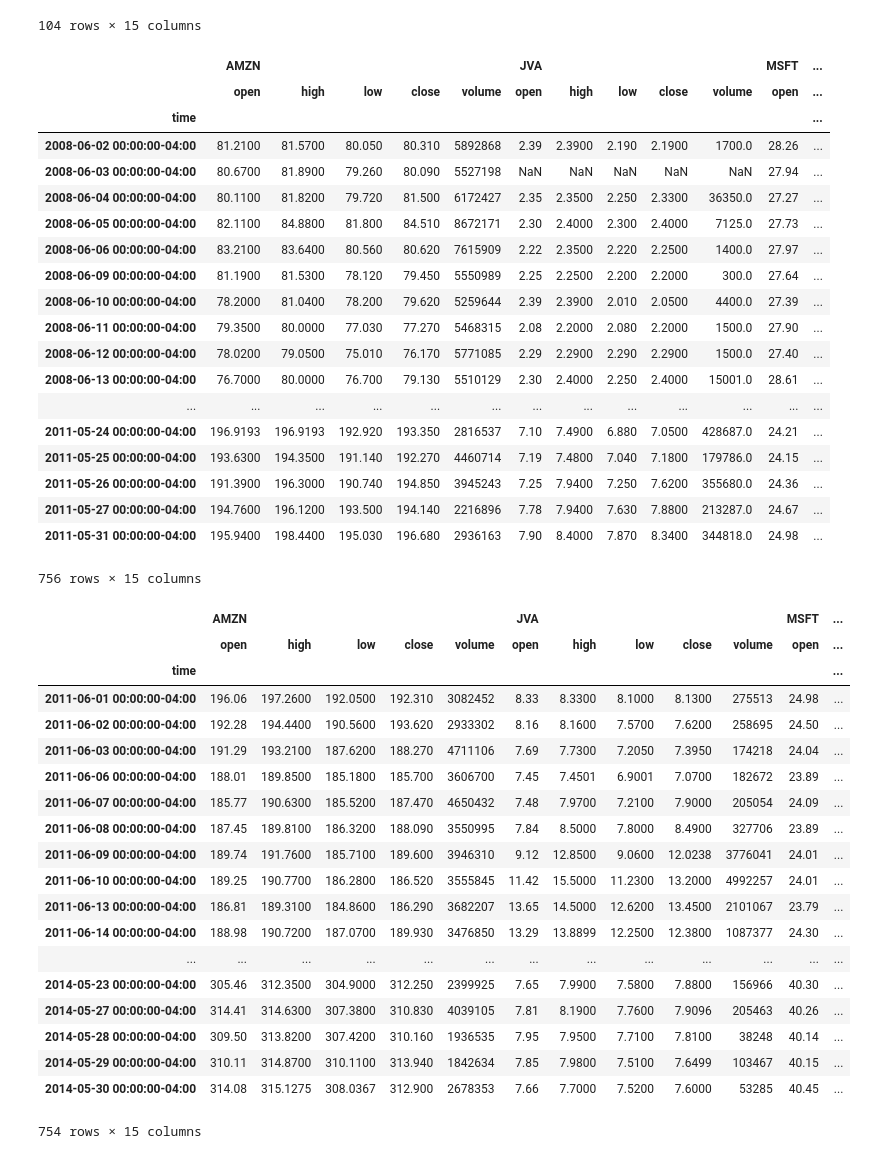
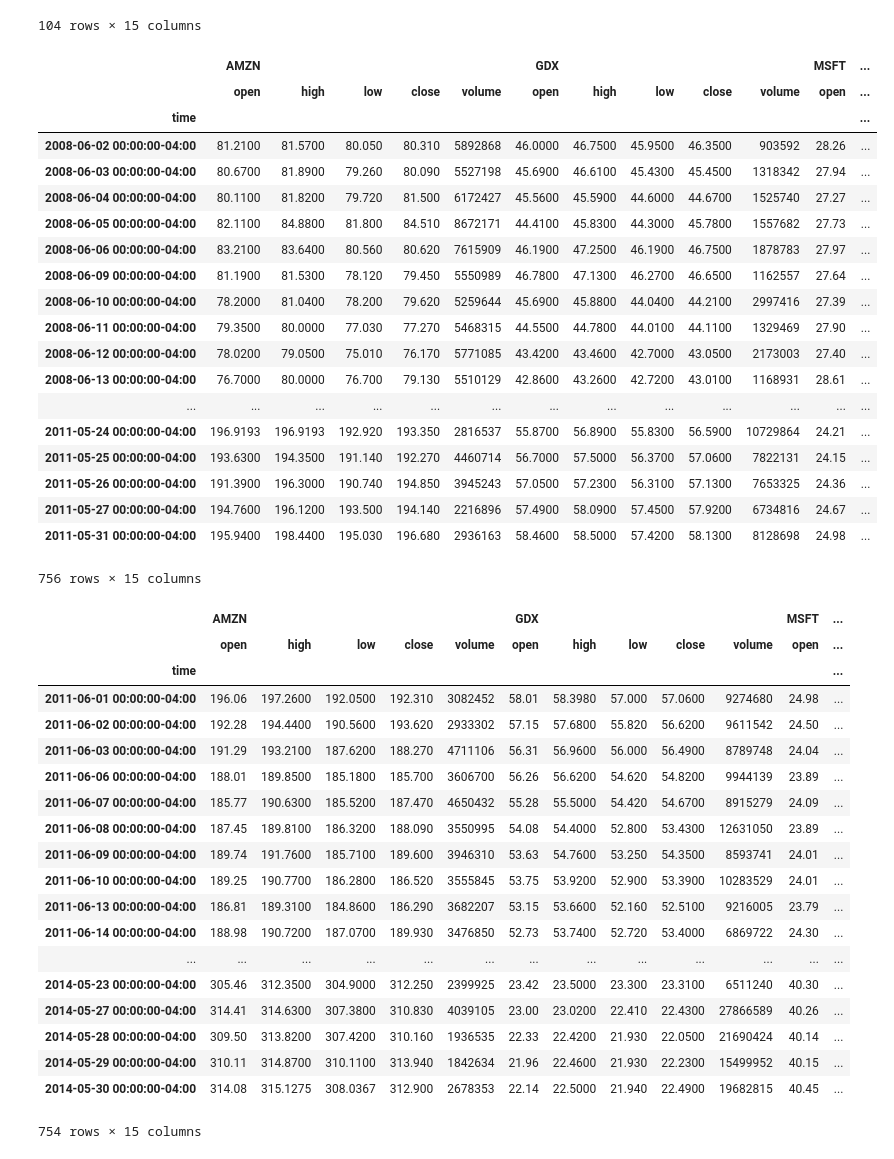
Before and after one commit to HeimmerTime/Project_1, a Jupyter notebook: eric_data.ipynb, the cells around one changed output. Saved outputs shown, nothing was run; the diff lists cells and outputs as text; code cells hidden in the pictures.

```diff
--- a/eric_data.ipynb
+++ b/eric_data.ipynb
@@ -75,50 +75,49 @@ df_portfolio_year1
 104 rows × 15 columns
 # %%
 # Set the tickers
-tickers2 = ["JVA", "AMZN", "MSFT"]
-
+tickers2 = ["GDX", "AMZN", "MSFT"]
 # Set timeframe to one day ('1D') for the Alpaca API
 timeframe2 = "1D"
 
 # Format start and end dates as ISO format for one year period
 start_date2 = pd.Timestamp("2008-06-01", tz="America/New_York").isoformat()
 end_date2 = pd.Timestamp("2011-05-31", tz="America/New_York").isoformat()
 
 # Get closing prices for FB and TWTR from the last year
 df_portfolio_year2 = alpaca.get_barset(
     tickers2,
     timeframe2,
     start = start_date2,
     end = end_date2,
     limit = 1000
 ).df
 
 # Display sample data
 df_portfolio_year2
 # %% [output]
-|  | AMZN |  |  |  |  | JVA |  |  |  |  | MSFT | ... |
+|  | AMZN |  |  |  |  | GDX |  |  |  |  | MSFT | ... |
 |  | open | high | low | close | volume | open | high | low | close | volume | open | ... |
 | time |  |  |  |  |  |  |  |  |  |  |  | ... |
-| 2008-06-02 00:00:00-04:00 | 81.2100 | 81.5700 | 80.050 | 80.310 | 5892868 | 2.39 | 2.3900 | 2.190 | 2.1900 | 1700.0 | 28.26 | ... |
-| 2008-06-03 00:00:00-04:00 | 80.6700 | 81.8900 | 79.260 | 80.090 | 5527198 | NaN | NaN | NaN | NaN | NaN | 27.94 | ... |
-| 2008-06-04 00:00:00-04:00 | 80.1100 | 81.8200 | 79.720 | 81.500 | 6172427 | 2.35 | 2.3500 | 2.250 | 2.3300 | 36350.0 | 27.27 | ... |
-| 2008-06-05 00:00:00-04:00 | 82.1100 | 84.8800 | 81.800 | 84.510 | 8672171 | 2.30 | 2.4000 | 2.300 | 2.4000 | 7125.0 | 27.73 | ... |
-| 2008-06-06 00:00:00-04:00 | 83.2100 | 83.6400 | 80.560 | 80.620 | 7615909 | 2.22 | 2.3500 | 2.220 | 2.2500 | 1400.0 | 27.97 | ... |
-| 2008-06-09 00:00:00-04:00 | 81.1900 | 81.5300 | 78.120 | 79.450 | 5550989 | 2.25 | 2.2500 | 2.200 | 2.2000 | 300.0 | 27.64 | ... |
-| 2008-06-10 00:00:00-04:00 | 78.2000 | 81.0400 | 78.200 | 79.620 | 5259644 | 2.39 | 2.3900 | 2.010 | 2.0500 | 4400.0 | 27.39 | ... |
-| 2008-06-11 00:00:00-04:00 | 79.3500 | 80.0000 | 77.030 | 77.270 | 5468315 | 2.08 | 2.2000 | 2.080 | 2.2000 | 1500.0 | 27.90 | ... |
-| 2008-06-12 00:00:00-04:00 | 78.0200 | 79.0500 | 75.010 | 76.170 | 5771085 | 2.29 | 2.2900 | 2.290 | 2.2900 | 1500.0 | 27.40 | ... |
-| 2008-06-13 00:00:00-04:00 | 76.7000 | 80.0000 | 76.700 | 79.130 | 5510129 | 2.30 | 2.4000 | 2.250 | 2.4000 | 15001.0 | 28.61 | ... |
+| 2008-06-02 00:00:00-04:00 | 81.2100 | 81.5700 | 80.050 | 80.310 | 5892868 | 46.0000 | 46.7500 | 45.9500 | 46.3500 | 903592 | 28.26 | ... |
+| 2008-06-03 00:00:00-04:00 | 80.6700 | 81.8900 | 79.260 | 80.090 | 5527198 | 45.6900 | 46.6100 | 45.4300 | 45.4500 | 1318342 | 27.94 | ... |
+| 2008-06-04 00:00:00-04:00 | 80.1100 | 81.8200 | 79.720 | 81.500 | 6172427 | 45.5600 | 45.5900 | 44.6000 | 44.6700 | 1525740 | 27.27 | ... |
+| 2008-06-05 00:00:00-04:00 | 82.1100 | 84.8800 | 81.800 | 84.510 | 8672171 | 44.4100 | 45.8300 | 44.3000 | 45.7800 | 1557682 | 27.73 | ... |
+| 2008-06-06 00:00:00-04:00 | 83.2100 | 83.6400 | 80.560 | 80.620 | 7615909 | 46.1900 | 47.2500 | 46.1900 | 46.7500 | 1878783 | 27.97 | ... |
+| 2008-06-09 00:00:00-04:00 | 81.1900 | 81.5300 | 78.120 | 79.450 | 5550989 | 46.7800 | 47.1300 | 46.2700 | 46.6500 | 1162557 | 27.64 | ... |
+| 2008-06-10 00:00:00-04:00 | 78.2000 | 81.0400 | 78.200 | 79.620 | 5259644 | 45.6900 | 45.8800 | 44.0400 | 44.2100 | 2997416 | 27.39 | ... |
+| 2008-06-11 00:00:00-04:00 | 79.3500 | 80.0000 | 77.030 | 77.270 | 5468315 | 44.5500 | 44.7800 | 44.0100 | 44.1100 | 1329469 | 27.90 | ... |
+| 2008-06-12 00:00:00-04:00 | 78.0200 | 79.0500 | 75.010 | 76.170 | 5771085 | 43.4200 | 43.4600 | 42.7000 | 43.0500 | 2173003 | 27.40 | ... |
+| 2008-06-13 00:00:00-04:00 | 76.7000 | 80.0000 | 76.700 | 79.130 | 5510129 | 42.8600 | 43.2600 | 42.7200 | 43.0100 | 1168931 | 28.61 | ... |
 | ... | ... | ... | ... | ... | ... | ... | ... | ... | ... | ... | ... | ... |
-| 2011-05-24 00:00:00-04:00 | 196.9193 | 196.9193 | 192.920 | 193.350 | 2816537 | 7.10 | 7.4900 | 6.880 | 7.0500 | 428687.0 | 24.21 | ... |
-| 2011-05-25 00:00:00-04:00 | 193.6300 | 194.3500 | 191.140 | 192.270 | 4460714 | 7.19 | 7.4800 | 7.040 | 7.1800 | 179786.0 | 24.15 | ... |
-| 2011-05-26 00:00:00-04:00 | 191.3900 | 196.3000 | 190.740 | 194.850 | 3945243 | 7.25 | 7.9400 | 7.250 | 7.6200 | 355680.0 | 24.36 | ... |
-| 2011-05-27 00:00:00-04:00 | 194.7600 | 196.1200 | 193.500 | 194.140 | 2216896 | 7.78 | 7.9400 | 7.630 | 7.8800 | 213287.0 | 24.67 | ... |
-| 2011-05-31 00:00:00-04:00 | 195.9400 | 198.4400 | 195.030 | 196.680 | 2936163 | 7.90 | 8.4000 | 7.870 | 8.3400 | 344818.0 | 24.98 | ... |
+| 2011-05-24 00:00:00-04:00 | 196.9193 | 196.9193 | 192.920 | 193.350 | 2816537 | 55.8700 | 56.8900 | 55.8300 | 56.5900 | 10729864 | 24.21 | ... |
+| 2011-05-25 00:00:00-04:00 | 193.6300 | 194.3500 | 191.140 | 192.270 | 4460714 | 56.7000 | 57.5000 | 56.3700 | 57.0600 | 7822131 | 24.15 | ... |
+| 2011-05-26 00:00:00-04:00 | 191.3900 | 196.3000 | 190.740 | 194.850 | 3945243 | 57.0500 | 57.2300 | 56.3100 | 57.1300 | 7653325 | 24.36 | ... |
+| 2011-05-27 00:00:00-04:00 | 194.7600 | 196.1200 | 193.500 | 194.140 | 2216896 | 57.4900 | 58.0900 | 57.4500 | 57.9200 | 6734816 | 24.67 | ... |
+| 2011-05-31 00:00:00-04:00 | 195.9400 | 198.4400 | 195.030 | 196.680 | 2936163 | 58.4600 | 58.5000 | 57.4200 | 58.1300 | 8128698 | 24.98 | ... |
 756 rows × 15 columns
 # %%
 # Set the tickers
-tickers3 = ["JVA", "AMZN", "MSFT"]
+tickers3 = ["GDX", "AMZN", "MSFT"]
 
 # Set timeframe to one day ('1D') for the Alpaca API
 timeframe3 = "1D"
@@ -139,25 +138,25 @@ df_portfolio_year3 = alpaca.get_barset(
 # Display sample data
 df_portfolio_year3
 # %% [output]
-|  | AMZN |  |  |  |  | JVA |  |  |  |  | MSFT | ... |
+|  | AMZN |  |  |  |  | GDX |  |  |  |  | MSFT | ... |
 |  | open | high | low | close | volume | open | high | low | close | volume | open | ... |
 | time |  |  |  |  |  |  |  |  |  |  |  | ... |
-| 2011-06-01 00:00:00-04:00 | 196.06 | 197.2600 | 192.0500 | 192.310 | 3082452 | 8.33 | 8.3300 | 8.1000 | 8.1300 | 275513 | 24.98 | ... |
-| 2011-06-02 00:00:00-04:00 | 192.28 | 194.4400 | 190.5600 | 193.620 | 2933302 | 8.16 | 8.1600 | 7.5700 | 7.6200 | 258695 | 24.50 | ... |
-| 2011-06-03 00:00:00-04:00 | 191.29 | 193.2100 | 187.6200 | 188.270 | 4711106 | 7.69 | 7.7300 | 7.2050 | 7.3950 | 174218 | 24.04 | ... |
-| 2011-06-06 00:00:00-04:00 | 188.01 | 189.8500 | 185.1800 | 185.700 | 3606700 | 7.45 | 7.4501 | 6.9001 | 7.0700 | 182672 | 23.89 | ... |
-| 2011-06-07 00:00:00-04:00 | 185.77 | 190.6300 | 185.5200 | 187.470 | 4650432 | 7.48 | 7.9700 | 7.2100 | 7.9000 | 205054 | 24.09 | ... |
-| 2011-06-08 00:00:00-04:00 | 187.45 | 189.8100 | 186.3200 | 188.090 | 3550995 | 7.84 | 8.5000 | 7.8000 | 8.4900 | 327706 | 23.89 | ... |
-| 2011-06-09 00:00:00-04:00 | 189.74 | 191.7600 | 185.7100 | 189.600 | 3946310 | 9.12 | 12.8500 | 9.0600 | 12.0238 | 3776041 | 24.01 | ... |
-| 2011-06-10 00:00:00-04:00 | 189.25 | 190.7700 | 186.2800 | 186.520 | 3555845 | 11.42 | 15.5000 | 11.2300 | 13.2000 | 4992257 | 24.01 | ... |
-| 2011-06-13 00:00:00-04:00 | 186.81 | 189.3100 | 184.8600 | 186.290 | 3682207 | 13.65 | 14.5000 | 12.6200 | 13.4500 | 2101067 | 23.79 | ... |
-| 2011-06-14 00:00:00-04:00 | 188.98 | 190.7200 | 187.0700 | 189.930 | 3476850 | 13.29 | 13.8899 | 12.2500 | 12.3800 | 1087377 | 24.30 | ... |
+| 2011-06-01 00:00:00-04:00 | 196.06 | 197.2600 | 192.0500 | 192.310 | 3082452 | 58.01 | 58.3980 | 57.000 | 57.0600 | 9274680 | 24.98 | ... |
+| 2011-06-02 00:00:00-04:00 | 192.28 | 194.4400 | 190.5600 | 193.620 | 2933302 | 57.15 | 57.6800 | 55.820 | 56.6200 | 9611542 | 24.50 | ... |
+| 2011-06-03 00:00:00-04:00 | 191.29 | 193.2100 | 187.6200 | 188.270 | 4711106 | 56.31 | 56.9600 | 56.000 | 56.4900 | 8789748 | 24.04 | ... |
+| 2011-06-06 00:00:00-04:00 | 188.01 | 189.8500 | 185.1800 | 185.700 | 3606700 | 56.26 | 56.6200 | 54.620 | 54.8200 | 9944139 | 23.89 | ... |
+| 2011-06-07 00:00:00-04:00 | 185.77 | 190.6300 | 185.5200 | 187.470 | 4650432 | 55.28 | 55.5000 | 54.420 | 54.6700 | 8915279 | 24.09 | ... |
+| 2011-06-08 00:00:00-04:00 | 187.45 | 189.8100 | 186.3200 | 188.090 | 3550995 | 54.08 | 54.4000 | 52.800 | 53.4300 | 12631050 | 23.89 | ... |
+| 2011-06-09 00:00:00-04:00 | 189.74 | 191.7600 | 185.7100 | 189.600 | 3946310 | 53.63 | 54.7600 | 53.250 | 54.3500 | 8593741 | 24.01 | ... |
+| 2011-06-10 00:00:00-04:00 | 189.25 | 190.7700 | 186.2800 | 186.520 | 3555845 | 53.75 | 53.9200 | 52.900 | 53.3900 | 10283529 | 24.01 | ... |
+| 2011-06-13 00:00:00-04:00 | 186.81 | 189.3100 | 184.8600 | 186.290 | 3682207 | 53.15 | 53.6600 | 52.160 | 52.5100 | 9216005 | 23.79 | ... |
+| 2011-06-14 00:00:00-04:00 | 188.98 | 190.7200 | 187.0700 | 189.930 | 3476850 | 52.73 | 53.7400 | 52.720 | 53.4000 | 6869722 | 24.30 | ... |
 | ... | ... | ... | ... | ... | ... | ... | ... | ... | ... | ... | ... | ... |
-| 2014-05-23 00:00:00-04:00 | 305.46 | 312.3500 | 304.9000 | 312.250 | 2399925 | 7.65 | 7.9900 | 7.5800 | 7.8800 | 156966 | 40.30 | ... |
-| 2014-05-27 00:00:00-04:00 | 314.41 | 314.6300 | 307.3800 | 310.830 | 4039105 | 7.81 | 8.1900 | 7.7600 | 7.9096 | 205463 | 40.26 | ... |
-| 2014-05-28 00:00:00-04:00 | 309.50 | 313.8200 | 307.4200 | 310.160 | 1936535 | 7.95 | 7.9500 | 7.7100 | 7.8100 | 38248 | 40.14 | ... |
-| 2014-05-29 00:00:00-04:00 | 310.11 | 314.8700 | 310.1100 | 313.940 | 1842634 | 7.85 | 7.9800 | 7.5100 | 7.6499 | 103467 | 40.15 | ... |
-| 2014-05-30 00:00:00-04:00 | 314.08 | 315.1275 | 308.0367 | 312.900 | 2678353 | 7.66 | 7.7000 | 7.5200 | 7.6000 | 53285 | 40.45 | ... |
+| 2014-05-23 00:00:00-04:00 | 305.46 | 312.3500 | 304.9000 | 312.250 | 2399925 | 23.42 | 23.5000 | 23.300 | 23.3100 | 6511240 | 40.30 | ... |
+| 2014-05-27 00:00:00-04:00 | 314.41 | 314.6300 | 307.3800 | 310.830 | 4039105 | 23.00 | 23.0200 | 22.410 | 22.4300 | 27866589 | 40.26 | ... |
+| 2014-05-28 00:00:00-04:00 | 309.50 | 313.8200 | 307.4200 | 310.160 | 1936535 | 22.33 | 22.4200 | 21.930 | 22.0500 | 21690424 | 40.14 | ... |
+| 2014-05-29 00:00:00-04:00 | 310.11 | 314.8700 | 310.1100 | 313.940 | 1842634 | 21.96 | 22.4600 | 21.930 | 22.2300 | 15499952 | 40.15 | ... |
+| 2014-05-30 00:00:00-04:00 | 314.08 | 315.1275 | 308.0367 | 312.900 | 2678353 | 22.14 | 22.5000 | 21.940 | 22.4900 | 19682815 | 40.45 | ... |
 754 rows × 15 columns
 # %%
 # Set the tickers
```
Also changed, not shown: parts of 10 cells of this notebook, 2 other files.
